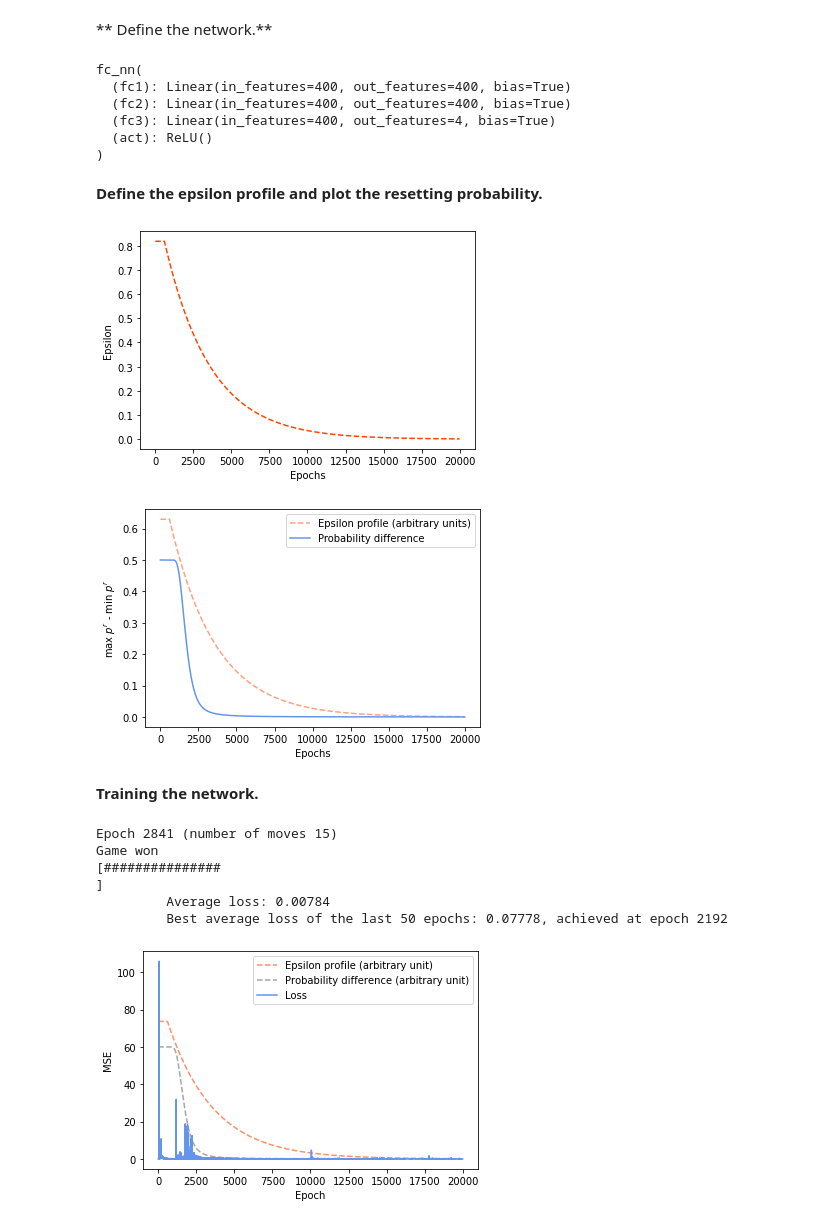
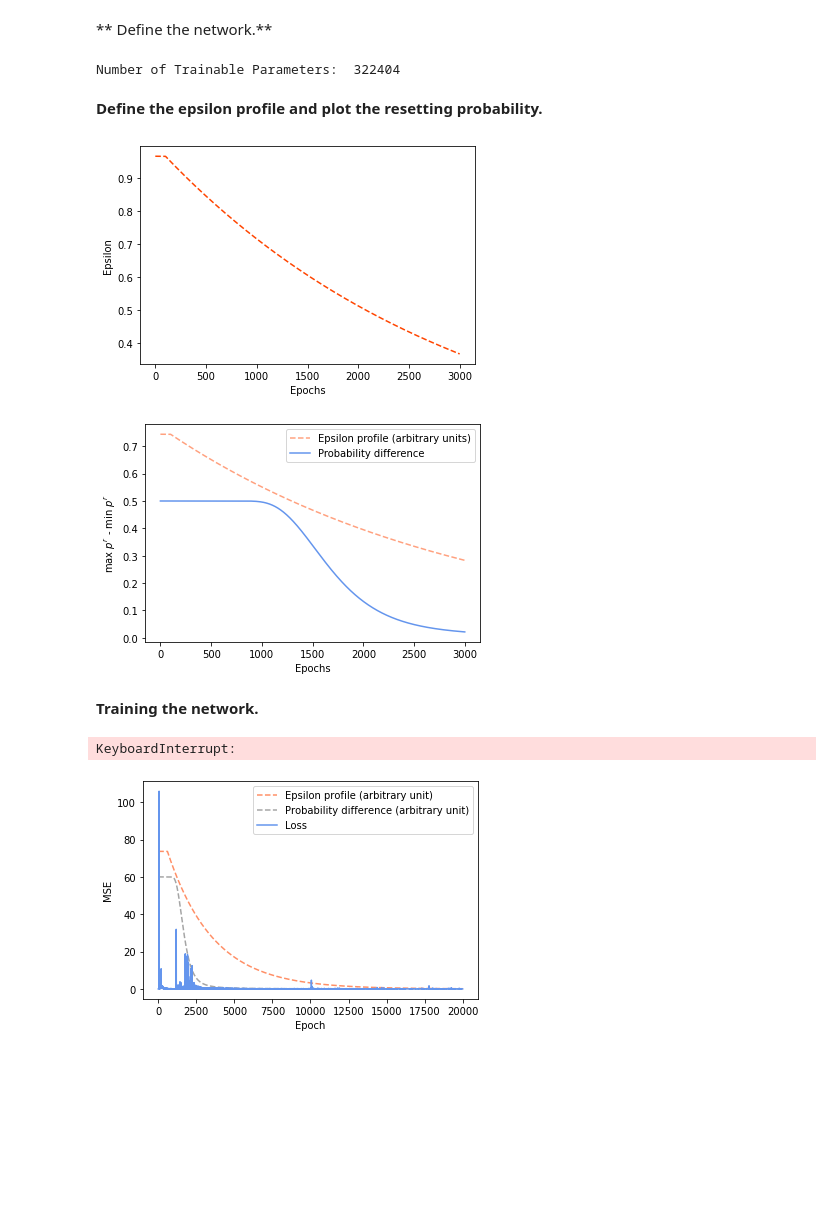
Before and after one commit to MarkCodering/Quantum-Maze-DQN, a Jupyter notebook: deep_qlearning.ipynb, the cells around one changed output. Saved outputs shown, nothing was run; the diff lists cells and outputs as text; code cells hidden in the pictures; blank space fills up the shorter version.

```diff
--- a/deep_qlearning.ipynb
+++ b/deep_qlearning.ipynb
@@ -156,47 +156,43 @@ batch_size = 24
 gamma = 0.9
 
 net.to(device)
+print("Number of Trainable Parameters: ", sum(p.numel() for p in net.parameters() if p.requires_grad))
 # %% [output]
-fc_nn(
-  (fc1): Linear(in_features=400, out_features=400, bias=True)
-  (fc2): Linear(in_features=400, out_features=400, bias=True)
-  (fc3): Linear(in_features=400, out_features=4, bias=True)
-  (act): ReLU()
-)
+Number of Trainable Parameters:  322404
 # %% [markdown]
 **Define the epsilon profile and plot the resetting probability.**
 # %%
-num_epochs = 20000
+num_epochs = 3000
 
 cutoff = 3000
 epsilon = np.exp(-np.arange(num_epochs)/(cutoff))
 epsilon[epsilon > epsilon[100*int(num_epochs/cutoff)]] = epsilon[100*int(num_epochs/cutoff)]
 plt.plot(epsilon, color = 'orangered', ls = '--')
 plt.xlabel('Epochs')
 plt.ylabel('Epsilon')
 plt.savefig('epsilon_profile.pdf', dpi = 300, bbox_inches = 'tight')
 plt.show()
 
 mp = []
 mpm = []
 reg = 200
 for e in epsilon:
     a = agent.env.reset_policy(e)
     mp.append(np.min(a))
     mpm.append(np.max(a))
 
 plt.plot(epsilon/1.3, color = 'orangered', ls = '--', alpha = 0.5,
          label= 'Epsilon profile (arbitrary units)')
 
 plt.plot(np.array(mpm)-np.array(mp), label = 'Probability difference', color = 'cornflowerblue')
 plt.xlabel('Epochs')
 plt.ylabel(r'max $p^r$ - min $p^r$')
 plt.legend()
 plt.savefig('reset_policy.pdf', dpi = 300, bbox_inches = 'tight')
 plt.show()
 # %% [output]
-[figure, old version]
+[figure, new version]
-[figure, old version]
+[figure, new version]
 # %% [markdown]
 **Training the network.**
 # %%
@@ -254,11 +250,7 @@ for epoch in range(num_epochs):
         print('\t Best average loss of the last 50 epochs: ' + f'{best_loss:.5f}' + ', achieved at epoch', estop)
     clear_output(wait = True)
 # %% [output]
-Epoch 2841 (number of moves 15)
-Game won
-[###############                                                                                     ]
-         Average loss: 0.00784
-         Best average loss of the last 50 epochs: 0.07778, achieved at epoch 2192
+KeyboardInterrupt:
 # %%
 torch.save(net.state_dict(), "net.torch")
 # %%
```
Also changed, not shown: 13 other files.
